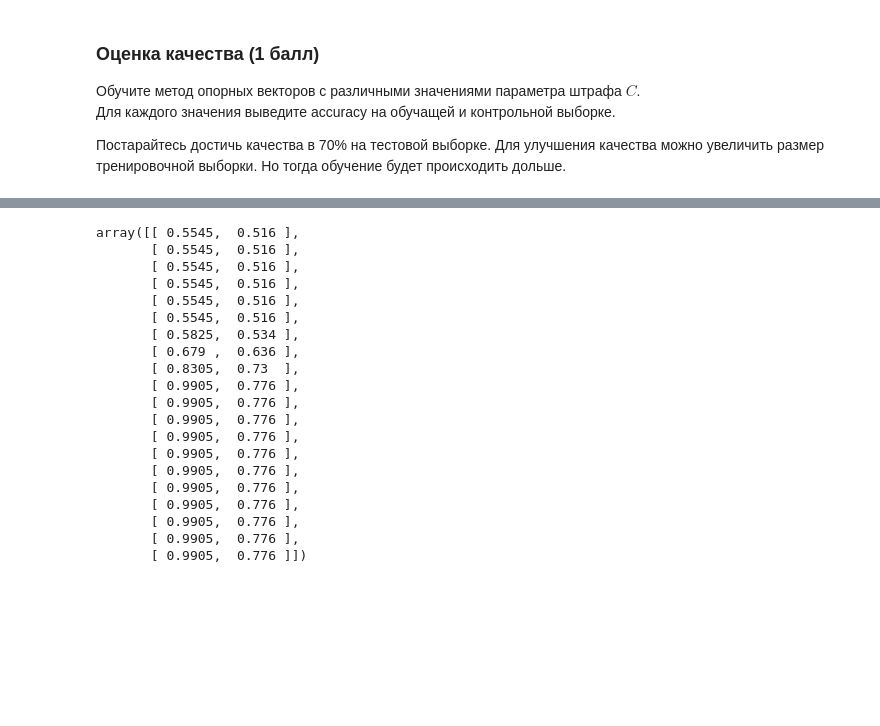
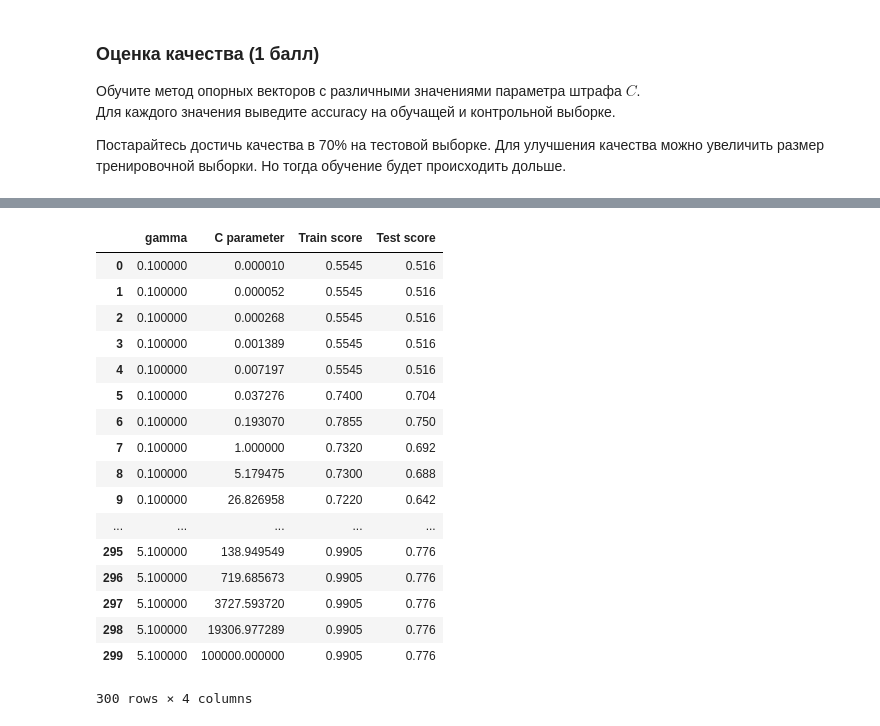
Before and after one commit to BobrG/IreneGit, a Jupyter notebook: hw1-svmnew.ipynb, the cells around one changed output, grey strips where cells are left out. Drawn from its saved outputs; the diff is of its cells as text; code cells hidden in the pictures; blank space fills up the shorter version.

```diff
--- a/hw1-svmnew.ipynb
+++ b/hw1-svmnew.ipynb
@@ -446,7 +446,7 @@ plt.imshow(G_train)
 Постарайтесь достичь качества в 70% на тестовой выборке. Для улучшения качества можно увеличить размер тренировочной выборки. Но тогда обучение будет происходить дольше.
 # %%
 G_train = string_kernel(X_train, X_train)
-G_train = invert_distance(G_train, np.var(G_train))
+#G_train = invert_distance(G_train, np.var(G_train))
 # %%
 G_test = string_kernel(X_test, X_train)
-G_test = invert_distance(G_test, np.var(G_test))
+#G_test = invert_distance(G_test, np.var(G_test))
@@ -468,0 +453,4 @@ def cheating_kernel(U, V):
+# %%
+G_test = np.array(G_test)
+print(np.var(G_train), np.var(G_test))
+print(G_train.shape, G_test.shape)
@@ -469,37 +464,38 @@ def cheating_kernel(U, V):
 # %%
-C_OPTIONS = np.logspace(-5, 6, num=20)
-# gamma = np.linspace(0.0, 1.5, num=4)
-score = np.zeros((len(C_OPTIONS), 2))
+C_OPTIONS = np.logspace(-5,5,15)
+gamma = np.linspace(0.1, 5.1, num=20)
+score = np.zeros((len(C_OPTIONS)*len(gamma), 4))
 ind = 0
-# for g in gamma:
-#     G_train = invert_distance(G_train, g)
-#     G_test = invert_distance(G_test, g)
-for i in C_OPTIONS:
-    model = svm.SVC(kernel='precomputed', C=i, random_state=RND_SEED)
-    model.fit(G_train, y_train)
-    score[ind][0] = accuracy_score(model.predict(G_train), y_train)
-    score[ind][1] = accuracy_score(model.predict(G_test), y_test)
-    ind += 1
+for g in gamma:
+    G_train_inv = invert_distance(G_train, g)
+    G_test_inv = invert_distance(G_test, g)
+    for i in C_OPTIONS:
+        model = svm.SVC(kernel='precomputed', C=i, random_state=RND_SEED)
+        model.fit(G_train_inv, y_train)
+        score[ind][0] = g
+        score[ind][1] = i
+        score[ind][2] = accuracy_score(model.predict(G_train_inv), y_train)
+        score[ind][3] = accuracy_score(model.predict(G_test_inv), y_test)
+        ind += 1
-# %%
-score
-# %% [output]
-array([[ 0.5545,  0.516 ],
-       [ 0.5545,  0.516 ],
-       [ 0.5545,  0.516 ],
-       [ 0.5545,  0.516 ],
-       [ 0.5545,  0.516 ],
-       [ 0.5545,  0.516 ],
-       [ 0.5825,  0.534 ],
-       [ 0.679 ,  0.636 ],
-       [ 0.8305,  0.73  ],
-       [ 0.9905,  0.776 ],
-       [ 0.9905,  0.776 ],
-       [ 0.9905,  0.776 ],
-       [ 0.9905,  0.776 ],
-       [ 0.9905,  0.776 ],
-       [ 0.9905,  0.776 ],
-       [ 0.9905,  0.776 ],
-       [ 0.9905,  0.776 ],
-       [ 0.9905,  0.776 ],
-       [ 0.9905,  0.776 ],
-       [ 0.9905,  0.776 ]])
+# %%
+score_table = pd.DataFrame(score, columns=['gamma', 'C parameter', 'Train score', 'Test score'])
+score_table
+# %% [output]
+|  | gamma | C parameter | Train score | Test score |
+| 0 | 0.100000 | 0.000010 | 0.5545 | 0.516 |
+| 1 | 0.100000 | 0.000052 | 0.5545 | 0.516 |
+| 2 | 0.100000 | 0.000268 | 0.5545 | 0.516 |
+| 3 | 0.100000 | 0.001389 | 0.5545 | 0.516 |
+| 4 | 0.100000 | 0.007197 | 0.5545 | 0.516 |
+| 5 | 0.100000 | 0.037276 | 0.7400 | 0.704 |
+| 6 | 0.100000 | 0.193070 | 0.7855 | 0.750 |
+| 7 | 0.100000 | 1.000000 | 0.7320 | 0.692 |
+| 8 | 0.100000 | 5.179475 | 0.7300 | 0.688 |
+| 9 | 0.100000 | 26.826958 | 0.7220 | 0.642 |
+| ... | ... | ... | ... | ... |
+| 295 | 5.100000 | 138.949549 | 0.9905 | 0.776 |
+| 296 | 5.100000 | 719.685673 | 0.9905 | 0.776 |
+| 297 | 5.100000 | 3727.593720 | 0.9905 | 0.776 |
+| 298 | 5.100000 | 19306.977289 | 0.9905 | 0.776 |
+| 299 | 5.100000 | 100000.000000 | 0.9905 | 0.776 |
+300 rows × 4 columns
```
Also changed, not shown: parts of 7 cells of this notebook.
